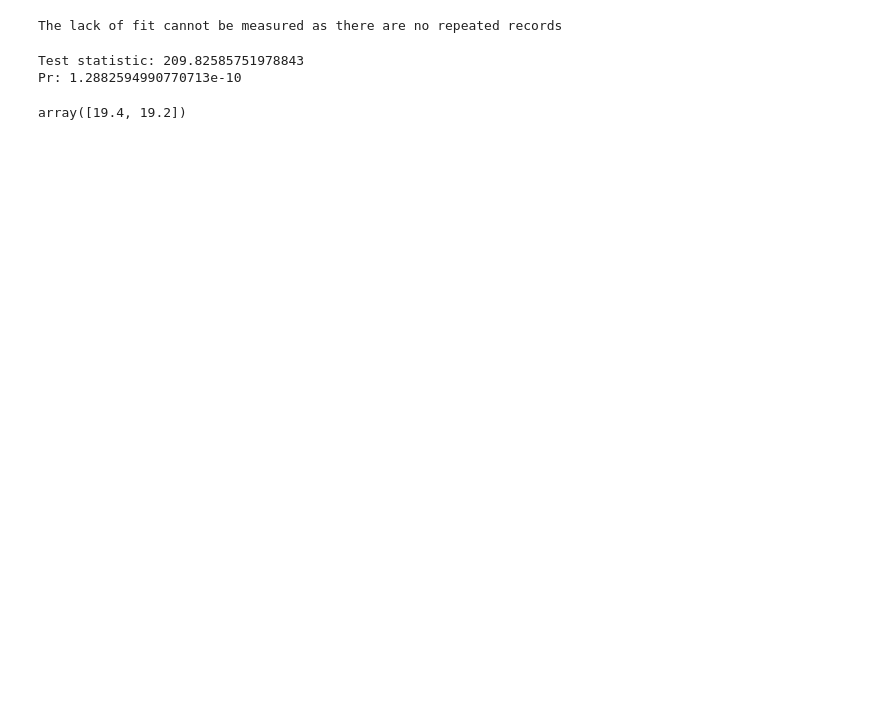
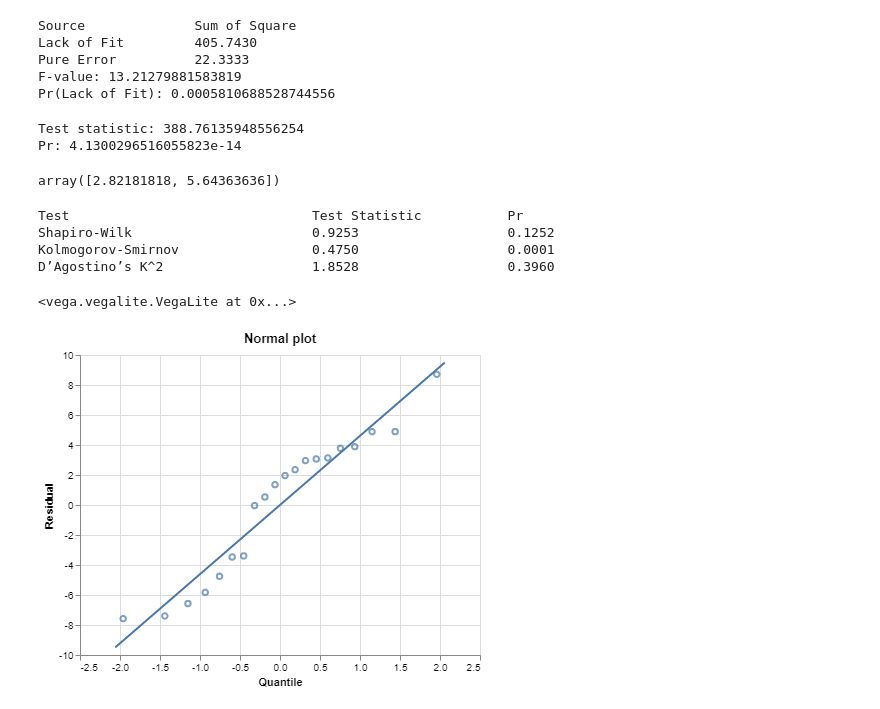
Before and after one commit to SmilesTigeR/statistical-analysis, a Jupyter notebook: sample.ipynb, the cells around one changed output. Cells and saved outputs as stored; diff of their text form; code cells hidden in the pictures; blank space fills up the shorter version.

```diff
--- a/sample.ipynb
+++ b/sample.ipynb
@@ -8,6 +15,4 @@ df = pd.DataFrame({'X1' : [1, 2, 2, 3, 3, 4, 5, 5, 5, 6, 7, 8, 8, 9, 9, 10, 11,
                    'X2c' : [0, 0, 0, 0, 0, 1, 1, 1, 1, 1, 0, 0, 0, 0, 0, 1, 1, 1, 1, 1],
                    'y' : [-3, 7, 8, 5, 9, 20, 19, 19, 18, 20, 15, 15, 16, 18, 22, 32, 31, 34, 33, 37]})
 # %%
-model = LinearRegression(df)
+model = LinearRegression(df, fit_intercept = False)
-# %%
-model.fit(['X1c', 'X2c'], 'y', categorical = ['X1c', 'X2c'], interaction = [['X1c', 'X2c']], ascending = False)
@@ -15,0 +19,2 @@ model.fit(['X1c', 'X2c'], 'y', categorical = ['X1c', 'X2c'], interaction = [['X1
+# %%
+model.fit(['X1'], 'y')
@@ -34,13 +40,31 @@ Adjusted R-squared: 0.9164907804708335
 # %%
 model.lack_of_fit()
 # %% [output]
-The lack of fit cannot be measured as there are no repeated records
+Source              Sum of Square
+Lack of Fit         405.7430
+Pure Error          22.3333
+F-value: 13.21279881583819
+Pr(Lack of Fit): 0.0005810688528744556
 # %%
-model.hypothesis_testing([{'X1c1' : 1, 'X2c1' : 1, 'X1c1_X2c1' : 1}], [0])
+model.hypothesis_testing([{'X1' : 1}], [0])
 # %% [output]
-Test statistic: 209.82585751978843
-Pr: 1.2882594990770713e-10
+Test statistic: 388.76135948556254
+Pr: 4.1300296516055823e-14
+# %%
+model.predict([[1], [2]])
+# %% [output]
+array([2.82181818, 5.64363636])
 # %%
-model.predict([[1, 0, 1], [0, 1, 0]])
+# model.predict_interval([[1, 0, 1], [0, 1, 0]])
-# %% [output]
-array([19.4, 19.2])
+# %%
+model.normal_test()
+# %% [output]
+Test                               Test Statistic           Pr
+Shapiro-Wilk                       0.9253                   0.1252
+Kolmogorov-Smirnov                 0.4750                   0.0001
+D’Agostino’s K^2                   1.8528                   0.3960
+# %%
+model.normal_plot()
+# %% [output]
+<vega.vegalite.VegaLite at 0x...>
+[figure, added]
```
Also changed, not shown: parts of 6 cells of this notebook, 1 other file.
